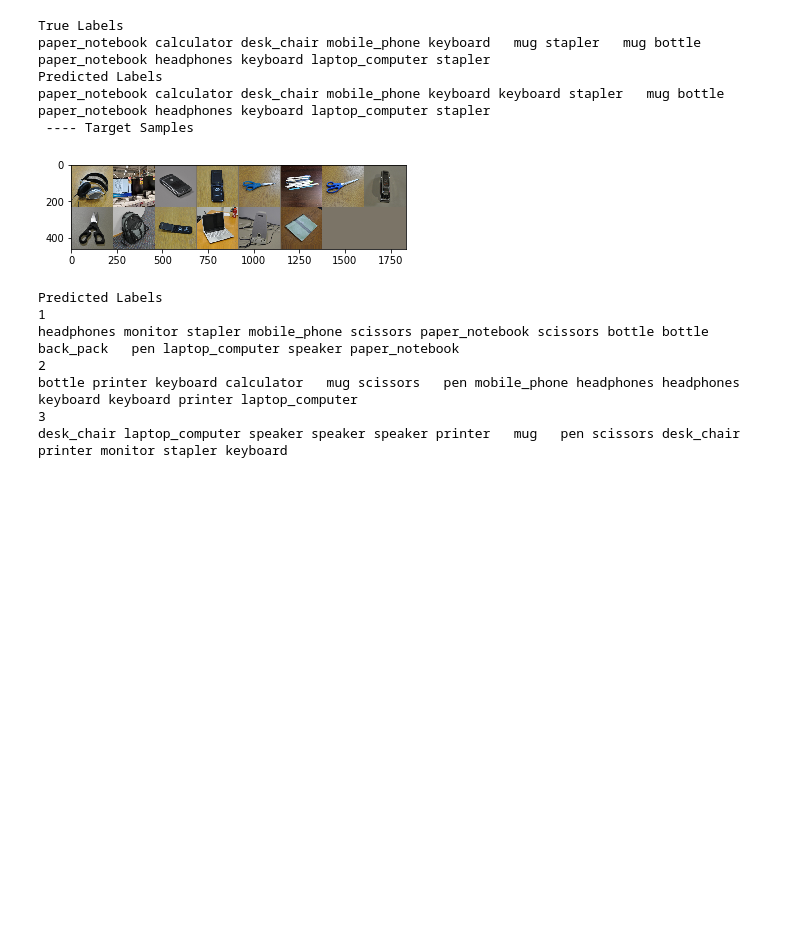
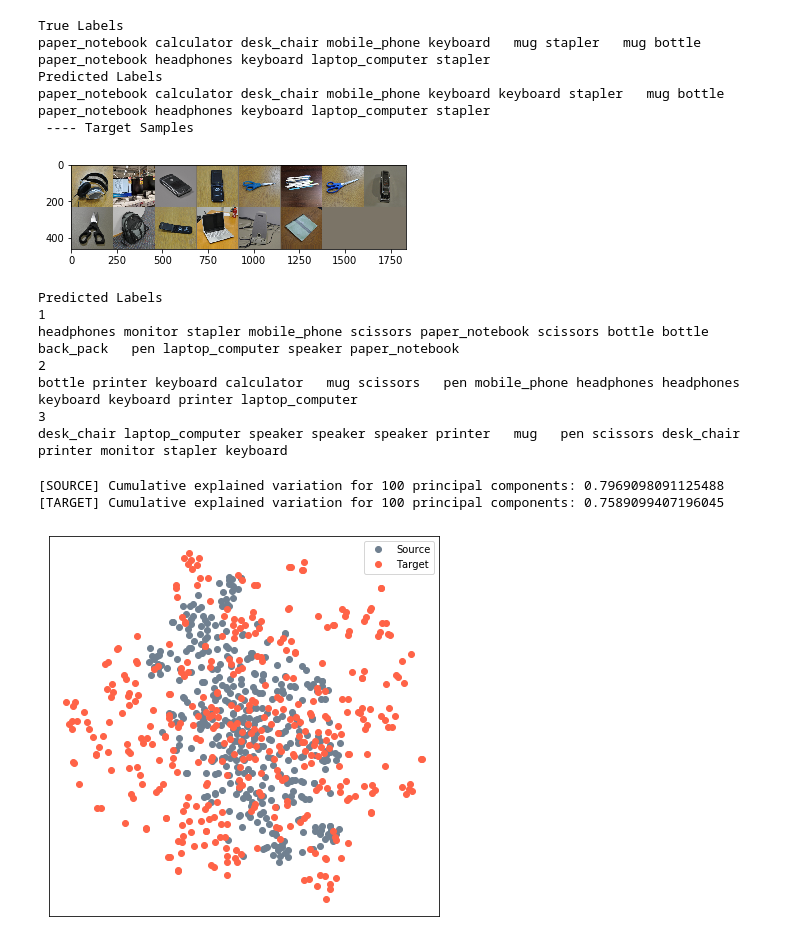
Before and after one commit to pierresegonne/ELEC5307_Project2, a Jupyter notebook: Task2.ipynb, the cells around one changed output. Saved outputs shown, nothing was run; the diff lists cells and outputs as text; code cells hidden in the pictures; blank space fills up the shorter version.

Commit message:
Added TSNE Visualization

```diff
--- a/Task2.ipynb
+++ b/Task2.ipynb
@@ -530,7 +533,7 @@ class Params(object):
 
   batch_size_source = 128 // 2 # From paper
   batch_size_target = 128 // 2
-  epochs = 300
+  epochs = 3
   learning_rate = 0.01 # From paper
   momentum = 0.9
   weight_decay = 0
@@ -580,3 +585,10 @@ Target, loss: 0.0000, label accuracy: 0.0000, domain accuracy: 0.1917
+# %%
+MODEL_FILENAME = '{}/saves_task2/dann.pth'.format(ROOT_DIRECTORY)
+RECOVER = True
+
+if RECOVER:
+  model = DANN(number_classes=len(source_set.classes)).to(device)
+  model.load_state_dict(torch.load(MODEL_FILENAME))
 # %% [markdown]
 # VISUALIZATION
 # %%
@@ -643,0 +652,64 @@ desk_chair laptop_computer speaker speaker speaker printer   mug   pen scissors
+# %%
+# T-SNE
+
+# Technique to obtain output of last feature layer
+class SaveFeatures():
+    def __init__(self, module, device):
+        self.hook = module.register_forward_hook(self.hook_fn)
+        self.device = device
+    def hook_fn(self, module, input, output):
+        self.features = output.clone().detach().to(self.device)
+    def close(self):
+        self.hook.remove()
+
+# 0 = features, 1 = fc, 2 = bottleneck, 3 = class classifier, 4 = domain classifier
+activations = SaveFeatures(list(model.children())[2], device)
+
+
+# Data loaders
+source_loader = DataLoader(source_set, batch_size=len(target_set), shuffle=True) # Restrict size to # target samples
+target_loader = DataLoader(target_set, batch_size=len(target_set), shuffle=True)
+source_inputs = None
+target_inputs = None
+for (s_i, _) in source_loader:
+  source_inputs = s_i
+  break
+for (t_i, _) in target_loader:
+  target_inputs = t_i
+  break
+source_inputs = source_inputs.to(device)
+target_inputs = target_inputs.to(device)
+
+# Obtain outputs
+model(source_inputs)
+source_outputs = activations.features.clone().detach().cpu().numpy()
+model(target_inputs)
+target_outputs = activations.features.clone().detach().cpu().numpy()
+activations.close()
+
+# Preprocess, dimensionality reduction
+number_components_pca = 100
+pca = PCA(n_components=number_components_pca)
+pca_source = pca.fit_transform(source_outputs)
+print('[SOURCE] Cumulative explained variation for {} principal components: {}'.format(number_components_pca, np.sum(pca.explained_variance_ratio_)))
+pca_target = pca.fit_transform(target_outputs)
+print('[TARGET] Cumulative explained variation for {} principal components: {}'.format(number_components_pca, np.sum(pca.explained_variance_ratio_)))
+
+# TSNE
+tsne = TSNE(n_components=2, verbose=0, perplexity=40, n_iter=1000)
+tsne_source = tsne.fit_transform(pca_source)
+tsne_target = tsne.fit_transform(pca_target)
+
+
+# Visualize
+fig,ax = plt.subplots(1, figsize=(7,7))
+ax.plot(tsne_source[:,0], tsne_source[:,1], 'o', color='slategray')
+ax.plot(tsne_target[:,0], tsne_target[:,1], 'o', color='tomato')
+ax.legend(['Source', 'Target'])
+ax.get_xaxis().set_visible(False)
+ax.get_yaxis().set_visible(False)
+plt.show()
+# %% [output]
+[SOURCE] Cumulative explained variation for 100 principal components: 0.7969098091125488
+[TARGET] Cumulative explained variation for 100 principal components: 0.7589099407196045
+[figure, added]
```
Also changed, not shown: parts of 6 cells of this notebook.
